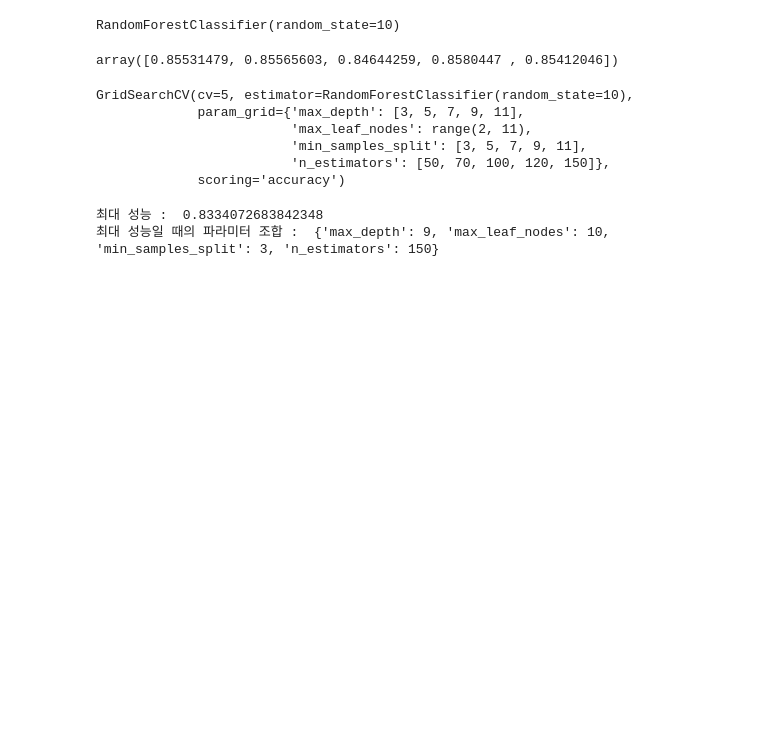
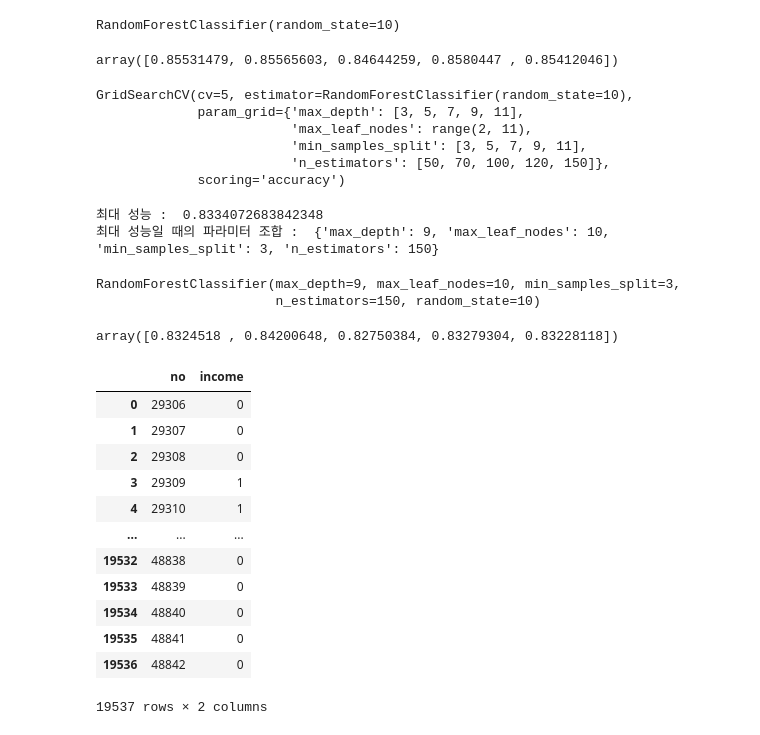
Before and after one commit to rlgus3351/Machine_Learning, a Jupyter notebook: kaggle/23_04_19/23_04_19.ipynb, the cells around one changed output. Drawn from its saved outputs; the diff is of its cells as text; code cells hidden in the pictures; blank space fills up the shorter version.

```diff
--- a/kaggle/23_04_19/23_04_19.ipynb
+++ b/kaggle/23_04_19/23_04_19.ipynb
@@ -157,26 +157,26 @@ cross_val_score(rf, X_train, y_train, cv=5)
 # %% [output]
 array([0.85531479, 0.85565603, 0.84644259, 0.8580447 , 0.85412046])
 # %%
-from sklearn.model_selection import GridSearchCV
+# from sklearn.model_selection import GridSearchCV
 
-# 튜닝할 매개변수 정의 하기, 경우의 수를 입력
+# # 튜닝할 매개변수 정의 하기, 경우의 수를 입력
 
-params = {
-    'n_estimators':[50,70,100,120,150],
-    'max_depth':[3,5,7,9,11],
-    'max_leaf_nodes':range(2,11),
-    'min_samples_split':[3,5,7,9,11]
+# params = {
+#     'n_estimators':[50,70,100,120,150],
+#     'max_depth':[3,5,7,9,11],
+#     'max_leaf_nodes':range(2,11),
+#     'min_samples_split':[3,5,7,9,11]
 
-}
-# 임의의 모델 설정
-model = RandomForestClassifier(random_state=10)
+# }
+# # 임의의 모델 설정
+# model = RandomForestClassifier(random_state=10)
 
-# 그리드 서치 객체 생성
-grid = GridSearchCV(model, params, cv=5, scoring='accuracy')
+# # 그리드 서치 객체 생성
+# grid = GridSearchCV(model, params, cv=5, scoring='accuracy')
 
-# 그리드 서치 실행(학습한다.), 매개변수가 많을 수록 시간이 오래 걸릴 수 있음
-# 학습용 데이터 활용
-grid.fit(X_train,y_train)
+# # 그리드 서치 실행(학습한다.), 매개변수가 많을 수록 시간이 오래 걸릴 수 있음
+# # 학습용 데이터 활용
+# grid.fit(X_train,y_train)
 # %% [output]
 GridSearchCV(cv=5, estimator=RandomForestClassifier(random_state=10),
              param_grid={'max_depth': [3, 5, 7, 9, 11],
@@ -193,3 +194,33 @@ print("최대 성능일 때의 파라미터 조합 : ", grid.best_params_)
 # %% [output]
 최대 성능 :  0.8334072683842348
 최대 성능일 때의 파라미터 조합 :  {'max_depth': 9, 'max_leaf_nodes': 10, 'min_samples_split': 3, 'n_estimators': 150}
+# %%
+best_rf = RandomForestClassifier(max_depth=9, max_leaf_nodes=10, min_samples_split=3, n_estimators=150, random_state=10)
+# %%
+best_rf.fit(X_train,y_train)
+# %% [output]
+RandomForestClassifier(max_depth=9, max_leaf_nodes=10, min_samples_split=3,
+                       n_estimators=150, random_state=10)
+# %%
+temp =best_rf.predict(test_df)
+# %%
+cross_val_score(best_rf, X_train,y_train,cv=5)
+# %% [output]
+array([0.8324518 , 0.84200648, 0.82750384, 0.83279304, 0.83228118])
+# %%
+submission['income'] = temp
+submission
+# %% [output]
+|  | no | income |
+| 0 | 29306 | 0 |
+| 1 | 29307 | 0 |
+| 2 | 29308 | 0 |
+| 3 | 29309 | 1 |
+| 4 | 29310 | 1 |
+| ... | ... | ... |
+| 19532 | 48838 | 0 |
+| 19533 | 48839 | 0 |
+| 19534 | 48840 | 0 |
+| 19535 | 48841 | 0 |
+| 19536 | 48842 | 0 |
+19537 rows × 2 columns
```
Also changed, not shown: parts of 2 cells of this notebook, 1 other file.
